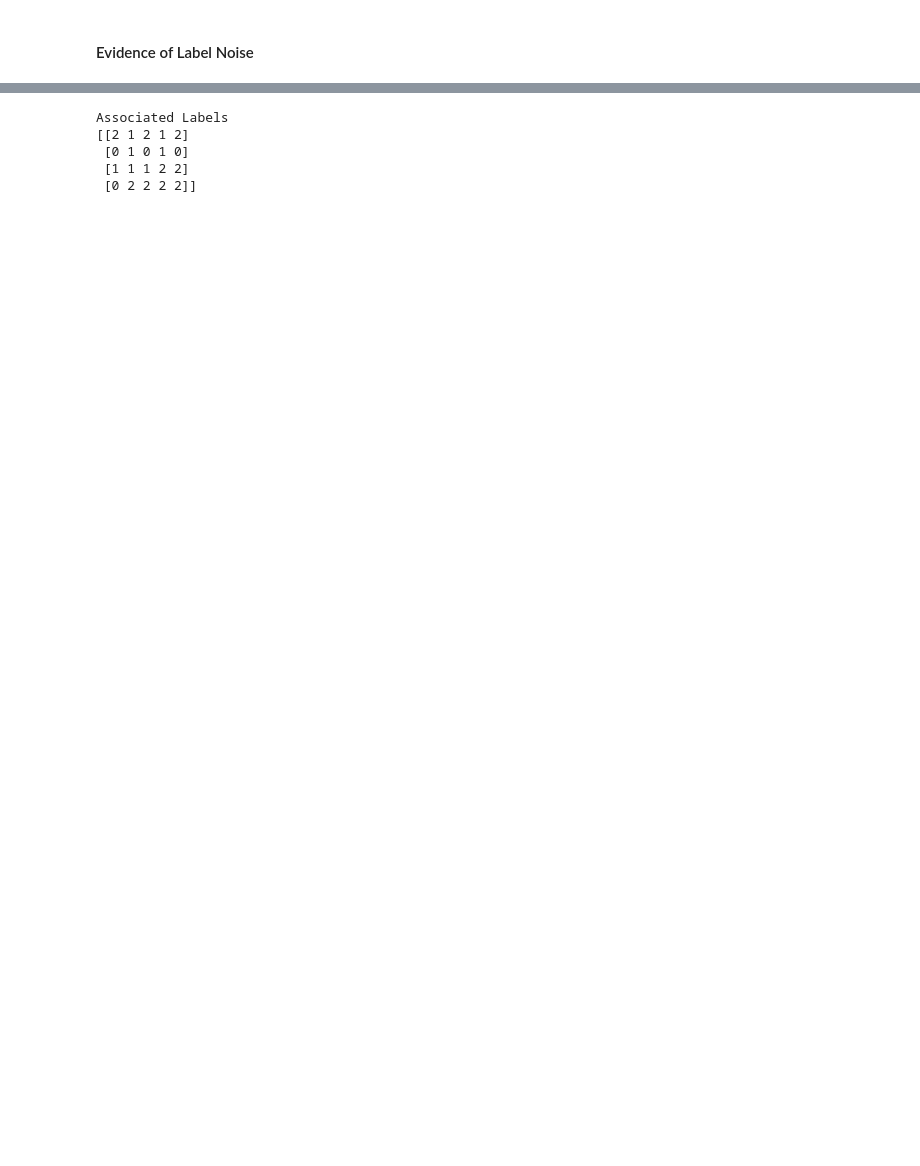
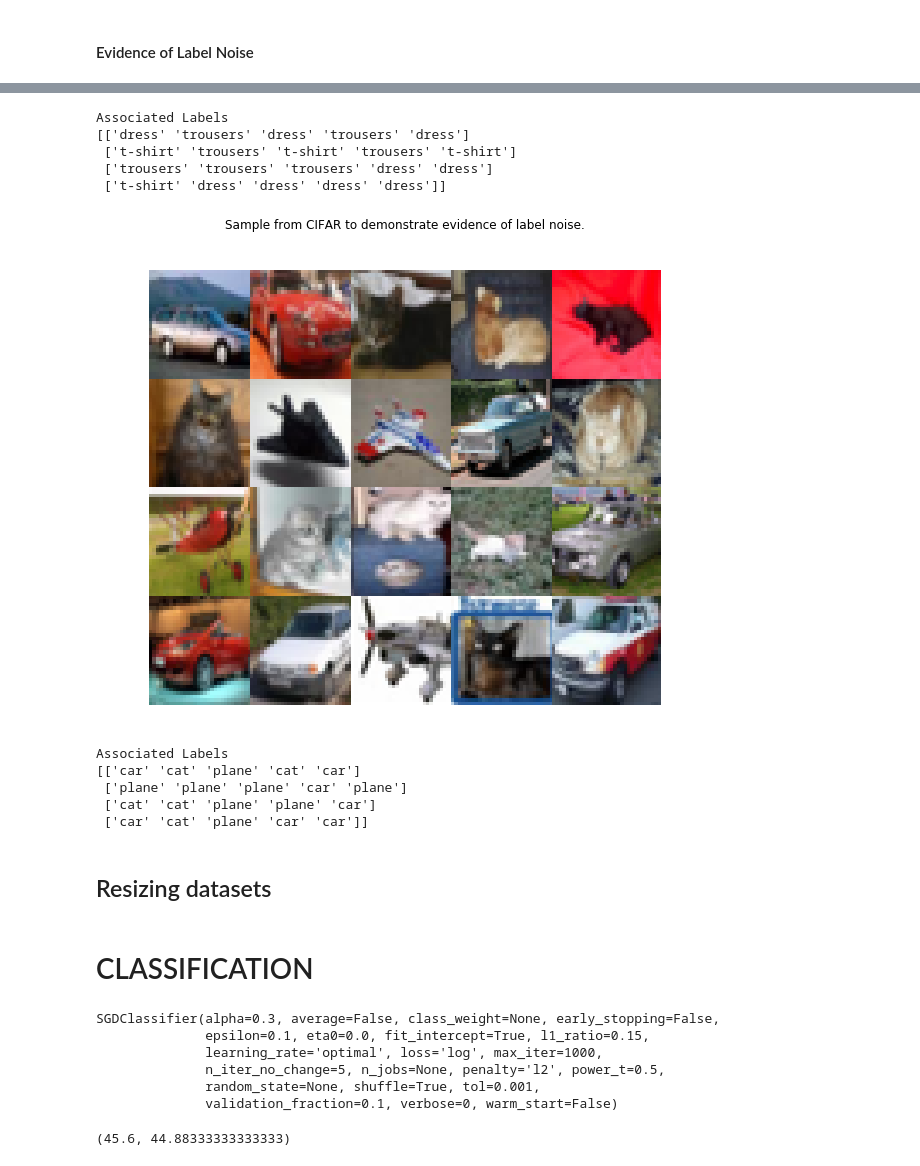
Before and after one commit to pierresegonne/COMP5328_Project2, a Jupyter notebook: pierre.ipynb, the cells around one changed output, grey strips where cells are left out. Cells and saved outputs as stored; diff of their text form; code cells hidden in the pictures; blank space fills up the shorter version.

```diff
--- a/pierre.ipynb
+++ b/pierre.ipynb
@@ -93,13 +132,29 @@ Associated Class: 0
+# %%
+mnist_classes = ['t-shirt', 'trousers', 'dress']
+cifar_classes = ['plane', 'car', 'cat']
 # %% [markdown]
 #### Evidence of Label Noise
 # %%
-show_grid_images(mnist05_X_train[:20], 'Sample from MNIST 0.5 to demonstrate evidence of label noise.')
+nbr_examples = 20
+show_grid_images(mnist05_X_train[:nbr_examples], 'Sample from MNIST 0.5 to demonstrate evidence of label noise.')
 print('Associated Labels')
-print(mnist05_Y_train[:20].reshape(-1,5))
+print(np.array([mnist_classes[mnist05_Y_train[i]] for i in range(nbr_examples)]).reshape(-1,5))
+
+show_grid_images(cifar_X_train[:nbr_examples], 'Sample from CIFAR to demonstrate evidence of label noise.')
+print('Associated Labels')
+print(np.array([cifar_classes[cifar_Y_train[i]] for i in range(nbr_examples)]).reshape(-1,5))
 # %% [output]
 [figure]
 Associated Labels
-[[2 1 2 1 2]
- [0 1 0 1 0]
- [1 1 1 2 2]
- [0 2 2 2 2]]
+[['dress' 'trousers' 'dress' 'trousers' 'dress']
+ ['t-shirt' 'trousers' 't-shirt' 'trousers' 't-shirt']
+ ['trousers' 'trousers' 'trousers' 'dress' 'dress']
+ ['t-shirt' 'dress' 'dress' 'dress' 'dress']]
+[figure, added]
+Associated Labels
+[['car' 'cat' 'plane' 'cat' 'car']
+ ['plane' 'plane' 'plane' 'car' 'plane']
+ ['cat' 'cat' 'plane' 'plane' 'car']
+ ['car' 'cat' 'plane' 'car' 'car']]
+# %% [markdown]
+## Resizing datasets
@@ -105,0 +175,22 @@ Associated Labels
+# %% [markdown]
+#  CLASSIFICATION
+# %%
+# Using SK Learn for validation of idea
+clf = SGDClassifier(loss='log', alpha=0.3) # modified_huber
+clf.fit(mnist05_X_train, mnist05_Y_train)
+# %% [output]
+SGDClassifier(alpha=0.3, average=False, class_weight=None, early_stopping=False,
+              epsilon=0.1, eta0=0.0, fit_intercept=True, l1_ratio=0.15,
+              learning_rate='optimal', loss='log', max_iter=1000,
+              n_iter_no_change=5, n_jobs=None, penalty='l2', power_t=0.5,
+              random_state=None, shuffle=True, tol=0.001,
+              validation_fraction=0.1, verbose=0, warm_start=False)
+# %%
+noisy_probas = clf.predict_proba(mnist05_X_train)
+true_probas = noisy_probas@np.linalg.pinv(mnist05_X_T).T
+predicted_classes = np.argmax(true_probas, axis=1) # flipped classes
+p_classes = clf.predict(mnist05_X_train) # original classes
+
+accuracy(mnist05_Y_train, p_classes), accuracy(mnist05_Y_train, predicted_classes)
+# %% [output]
+(45.6, 44.88333333333333)
```
Also changed, not shown: parts of 24 cells of this notebook, 8 other files.
